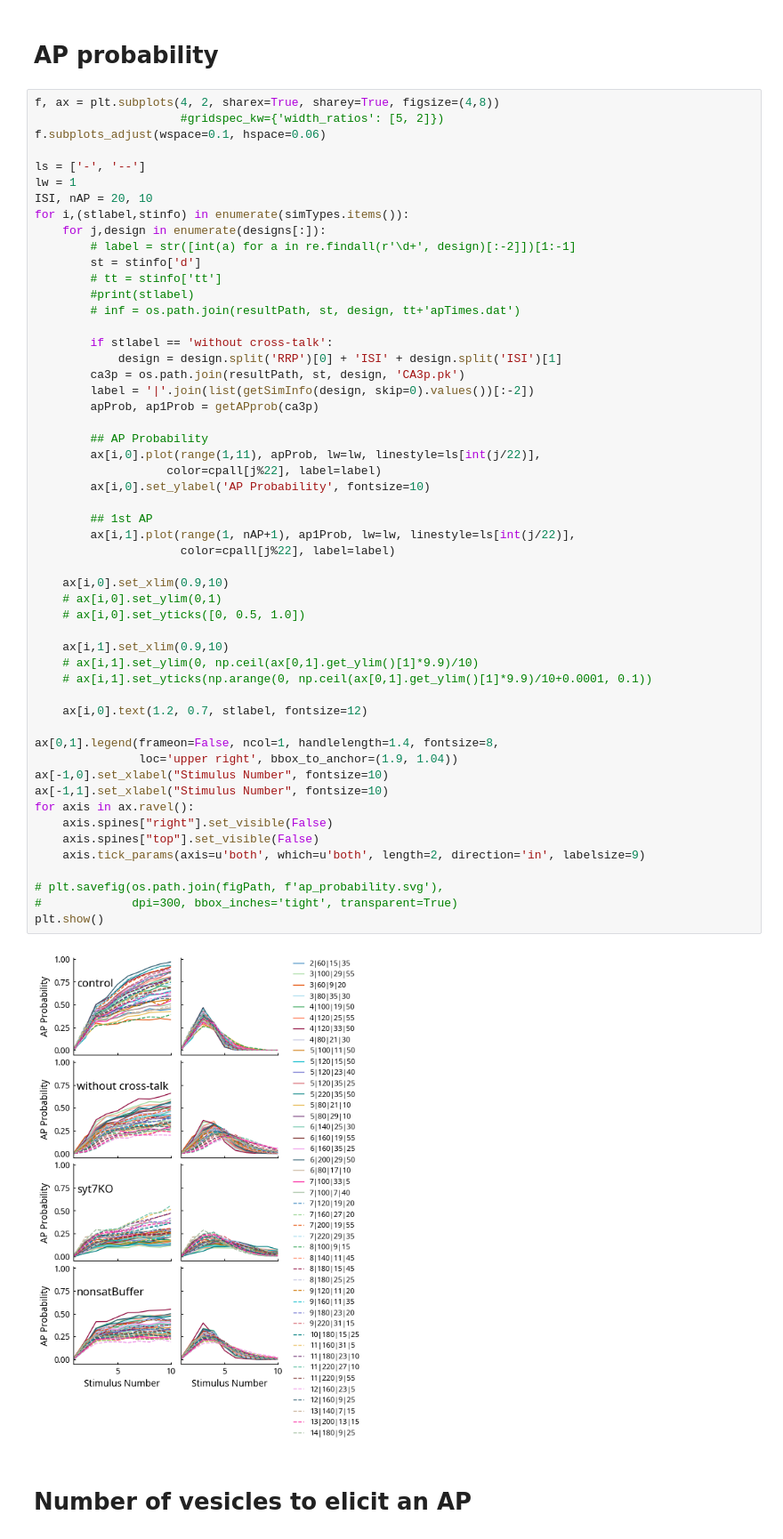
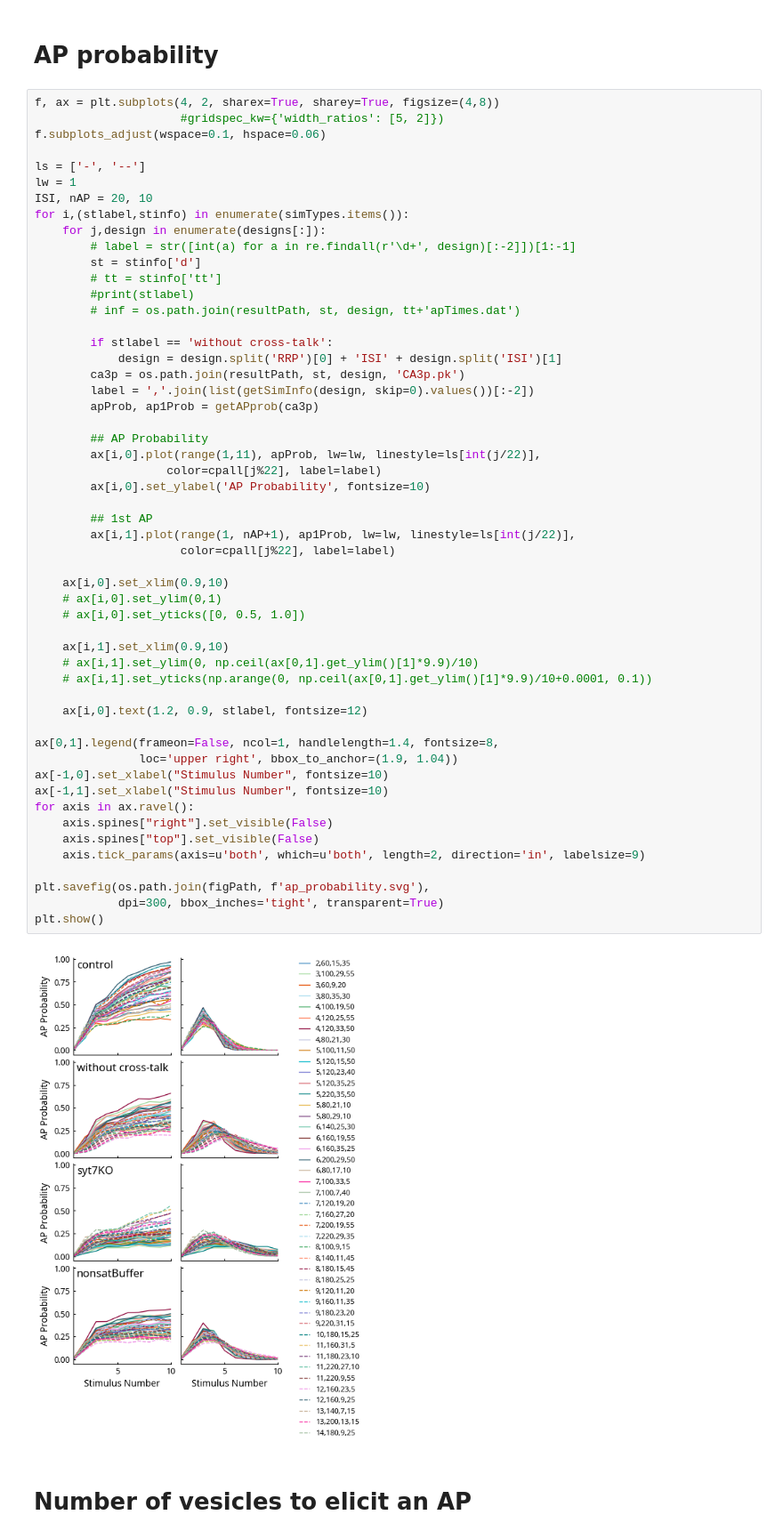
Before and after one commit to nishs1729/MFB, a Jupyter notebook: scripts_plotting/plots_AP.ipynb, the cells around one changed output. Shown at 89% size. Saved outputs shown, nothing was run; the diff lists cells and outputs as text.

```diff
--- a/scripts_plotting/plots_AP.ipynb
+++ b/scripts_plotting/plots_AP.ipynb
@@ -71,42 +71,42 @@ for i,(stlabel,stinfo) in enumerate(simTypes.items()):
         if stlabel == 'without cross-talk':
             design = design.split('RRP')[0] + 'ISI' + design.split('ISI')[1]
         ca3p = os.path.join(resultPath, st, design, 'CA3p.pk')
-        label = '|'.join(list(getSimInfo(design, skip=0).values())[:-2])
+        label = ','.join(list(getSimInfo(design, skip=0).values())[:-2])
         apProb, ap1Prob = getAPprob(ca3p)
 
         ## AP Probability
         ax[i,0].plot(range(1,11), apProb, lw=lw, linestyle=ls[int(j/22)],
                    color=cpall[j%22], label=label)
         ax[i,0].set_ylabel('AP Probability', fontsize=10)
 
         ## 1st AP
         ax[i,1].plot(range(1, nAP+1), ap1Prob, lw=lw, linestyle=ls[int(j/22)],
                      color=cpall[j%22], label=label)
 
     ax[i,0].set_xlim(0.9,10)
     # ax[i,0].set_ylim(0,1)
     # ax[i,0].set_yticks([0, 0.5, 1.0])
 
     ax[i,1].set_xlim(0.9,10)
     # ax[i,1].set_ylim(0, np.ceil(ax[0,1].get_ylim()[1]*9.9)/10)
     # ax[i,1].set_yticks(np.arange(0, np.ceil(ax[0,1].get_ylim()[1]*9.9)/10+0.0001, 0.1))
 
-    ax[i,0].text(1.2, 0.7, stlabel, fontsize=12)
+    ax[i,0].text(1.2, 0.9, stlabel, fontsize=12)
 
 ax[0,1].legend(frameon=False, ncol=1, handlelength=1.4, fontsize=8,
                loc='upper right', bbox_to_anchor=(1.9, 1.04))
 ax[-1,0].set_xlabel("Stimulus Number", fontsize=10)
 ax[-1,1].set_xlabel("Stimulus Number", fontsize=10)
 for axis in ax.ravel():
     axis.spines["right"].set_visible(False)
     axis.spines["top"].set_visible(False)
     axis.tick_params(axis=u'both', which=u'both', length=2, direction='in', labelsize=9)
 
-# plt.savefig(os.path.join(figPath, f'ap_probability.svg'),
-#             dpi=300, bbox_inches='tight', transparent=True)
+plt.savefig(os.path.join(figPath, f'ap_probability.svg'),
+            dpi=300, bbox_inches='tight', transparent=True)
 plt.show()
 # %% [output]
-[figure, old version]
+[figure, new version]
 # %% [markdown]
 # Number of vesicles to elicit an AP
 # %%
```
Also changed, not shown: parts of 8 cells of this notebook, 1 other file.
